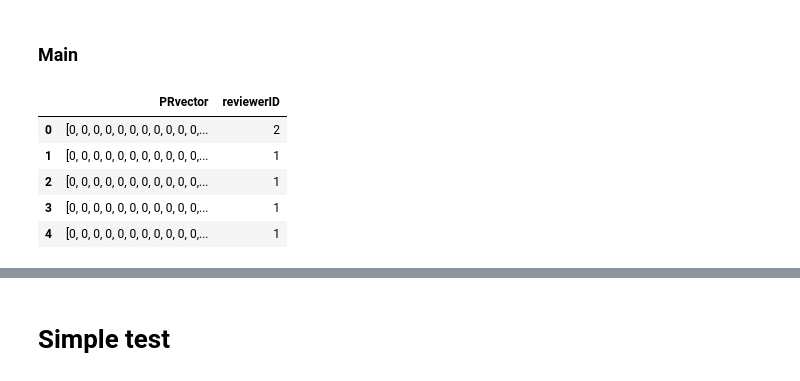
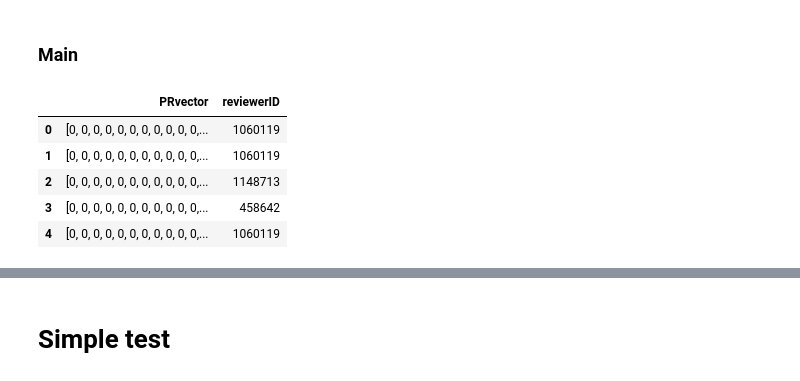
Before and after one commit to shivaZeymaran/TRFPre-code-reviewer-recommender, a Jupyter notebook: TRFPre.ipynb, the cells around one changed output, grey strips where cells are left out. Saved outputs shown, nothing was run; the diff lists cells and outputs as text; code cells hidden in the pictures.

Commit message:
run for brackets dataset

```diff
--- a/TRFPre.ipynb
+++ b/TRFPre.ipynb
@@ -116,3 +21,5 @@ from google.colab import drive
 drive.mount('/content/drive', force_remount=True)
 # %% [output]
 Mounted at /content/drive
+# %%
+dataset = 'brackets'
@@ -356,16 +418,16 @@ def create_pred_obj(group_num, test_num, pred_revs, actual_rev):
 # %% [markdown]
 ### Main
 # %%
-df = pd.read_csv('/content/drive/MyDrive/Colab Notebooks/My Project/FeatureVectors.csv')
+df = pd.read_csv('/content/drive/MyDrive/Colab Notebooks/My Project/'+dataset+'_FeatureVectors.csv')
 df.drop('Unnamed: 0', inplace=True, axis=1)
 df.head()
 # %% [output]
 |  | PRvector | reviewerID |
-| 0 | [0, 0, 0, 0, 0, 0, 0, 0, 0, 0, 0,... | 2 |
-| 1 | [0, 0, 0, 0, 0, 0, 0, 0, 0, 0, 0,... | 1 |
-| 2 | [0, 0, 0, 0, 0, 0, 0, 0, 0, 0, 0,... | 1 |
-| 3 | [0, 0, 0, 0, 0, 0, 0, 0, 0, 0, 0,... | 1 |
-| 4 | [0, 0, 0, 0, 0, 0, 0, 0, 0, 0, 0,... | 1 |
+| 0 | [0, 0, 0, 0, 0, 0, 0, 0, 0, 0, 0,... | 1060119 |
+| 1 | [0, 0, 0, 0, 0, 0, 0, 0, 0, 0, 0,... | 1060119 |
+| 2 | [0, 0, 0, 0, 0, 0, 0, 0, 0, 0, 0,... | 1148713 |
+| 3 | [0, 0, 0, 0, 0, 0, 0, 0, 0, 0, 0,... | 458642 |
+| 4 | [0, 0, 0, 0, 0, 0, 0, 0, 0, 0, 0,... | 1060119 |
 # %%
 # PRs created in the same month should be in the same group
 groups = []
```
Also changed, not shown: parts of 33 cells of this notebook.
